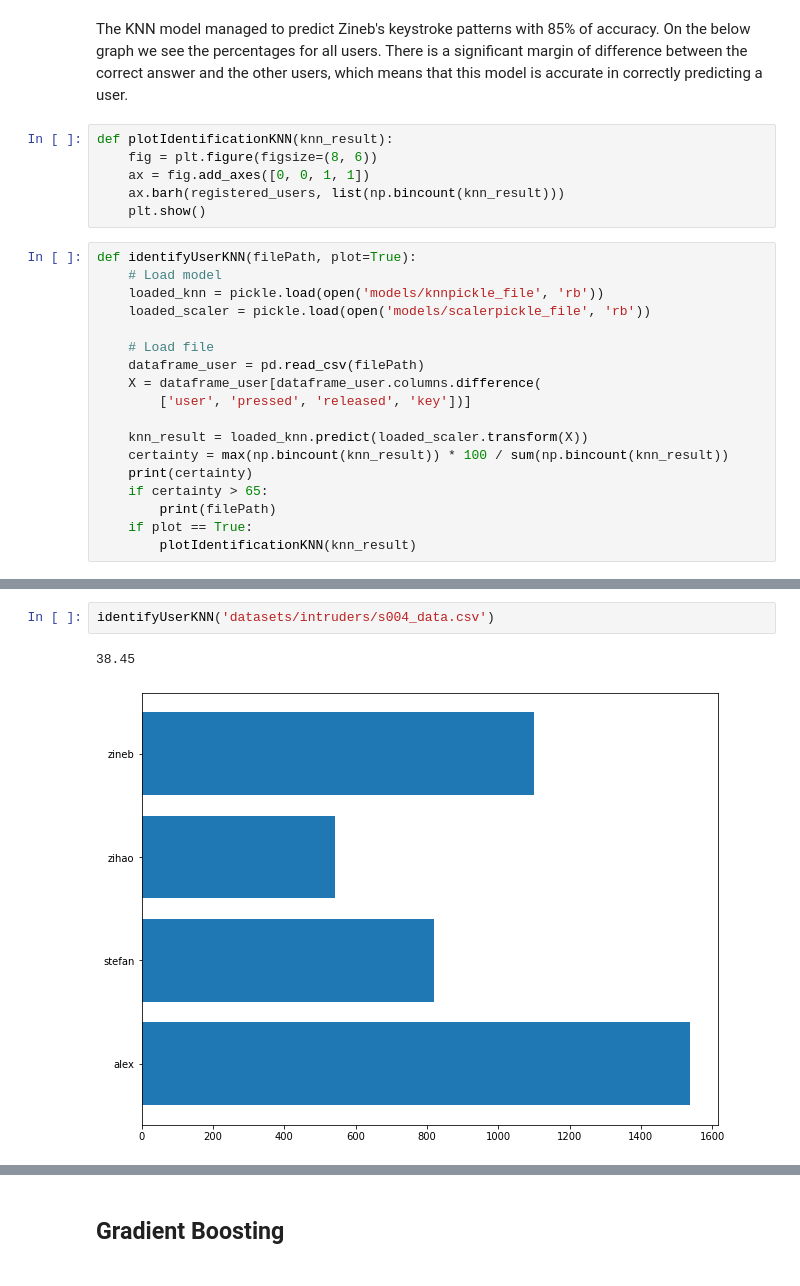
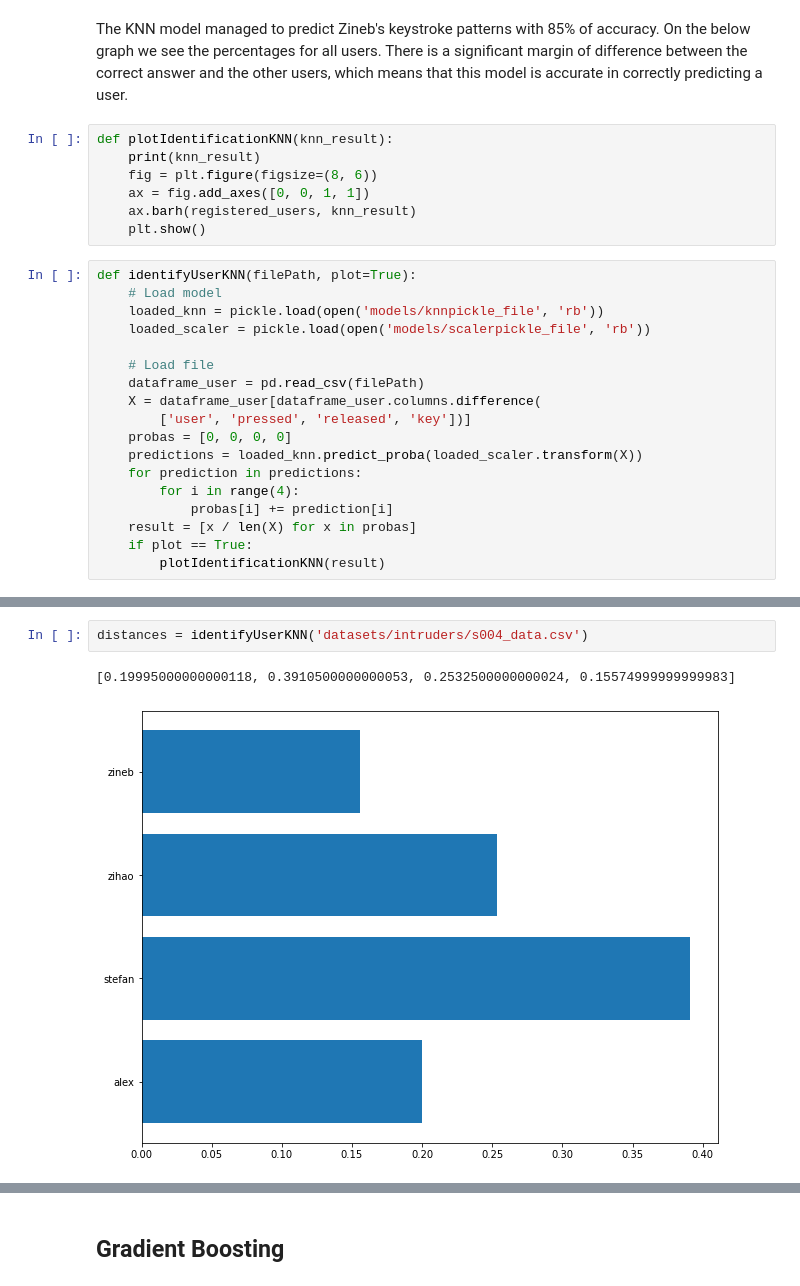
Before and after one commit to abremard/OT2_Data_Mining, a Jupyter notebook: main.ipynb, the cells around one changed output, grey strips where cells are left out. Cells and saved outputs as stored; diff of their text form.

```diff
--- a/main.ipynb
+++ b/main.ipynb
@@ -617,9 +609,10 @@ We applied our models to a practical test to determine their efficiency and accu
 The KNN model managed to predict Zineb's keystroke patterns with 85% of accuracy. On the below graph we see the percentages for all users. There is a significant margin of difference between the correct answer and the other users, which means that this model is accurate in correctly predicting a user.
 # %%
 def plotIdentificationKNN(knn_result):
+    print(knn_result)
     fig = plt.figure(figsize=(8, 6))
     ax = fig.add_axes([0, 0, 1, 1])
-    ax.barh(registered_users, list(np.bincount(knn_result)))
+    ax.barh(registered_users, knn_result)
     plt.show()
 # %%
 def identifyUserKNN(filePath, plot=True):
@@ -631,11 +624,11 @@ def identifyUserKNN(filePath, plot=True):
     dataframe_user = pd.read_csv(filePath)
     X = dataframe_user[dataframe_user.columns.difference(
         ['user', 'pressed', 'released', 'key'])]
-
-    knn_result = loaded_knn.predict(loaded_scaler.transform(X))
-    certainty = max(np.bincount(knn_result)) * 100 / sum(np.bincount(knn_result))
-    print(certainty)
-    if certainty > 65:
-        print(filePath)
+    probas = [0, 0, 0, 0]
+    predictions = loaded_knn.predict_proba(loaded_scaler.transform(X))
+    for prediction in predictions:
+        for i in range(4):
+            probas[i] += prediction[i]
+    result = [x / len(X) for x in probas]
     if plot == True:
-        plotIdentificationKNN(knn_result)
+        plotIdentificationKNN(result)
@@ -648,6 +643,6 @@ datasets/key_based/zineb_data.csv
 # %%
-identifyUserKNN('datasets/intruders/s004_data.csv')
+distances = identifyUserKNN('datasets/intruders/s004_data.csv')
 # %% [output]
-38.45
+[0.19995000000000118, 0.3910500000000053, 0.2532500000000024, 0.15574999999999983]
-[figure, old version]
+[figure, new version]
 # %%
```
Also changed, not shown: parts of 17 cells of this notebook, 6 other files.
